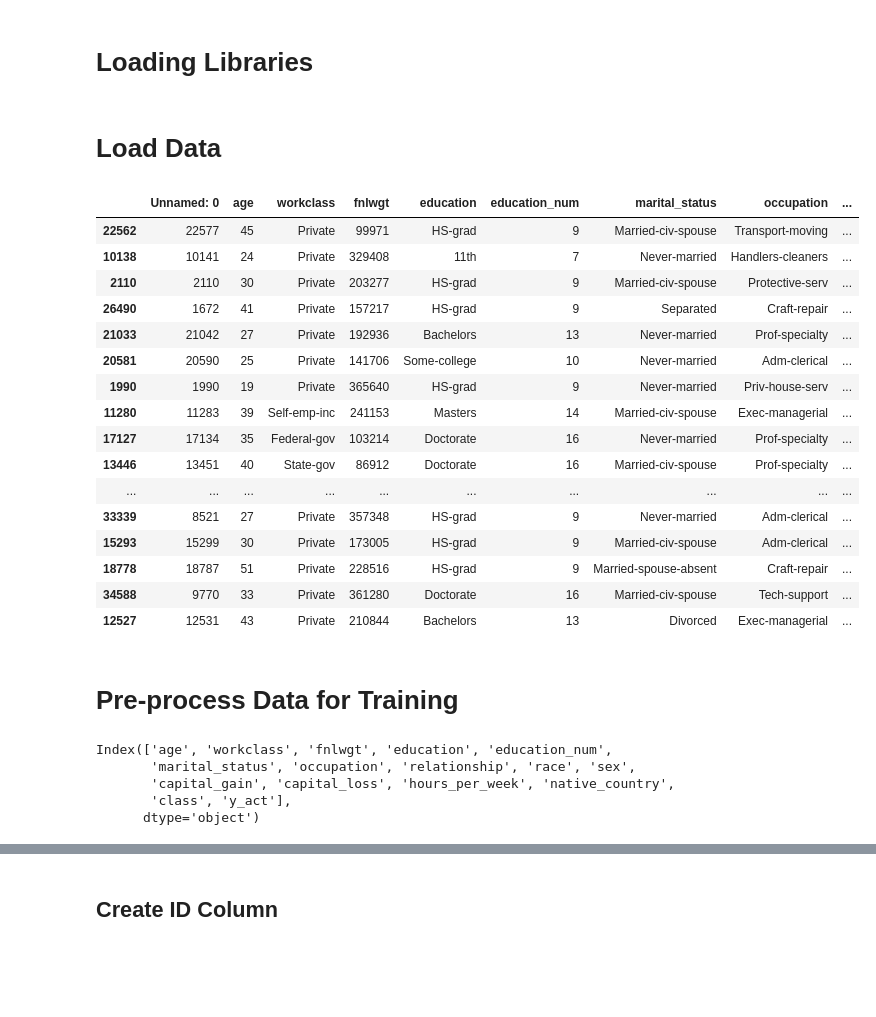
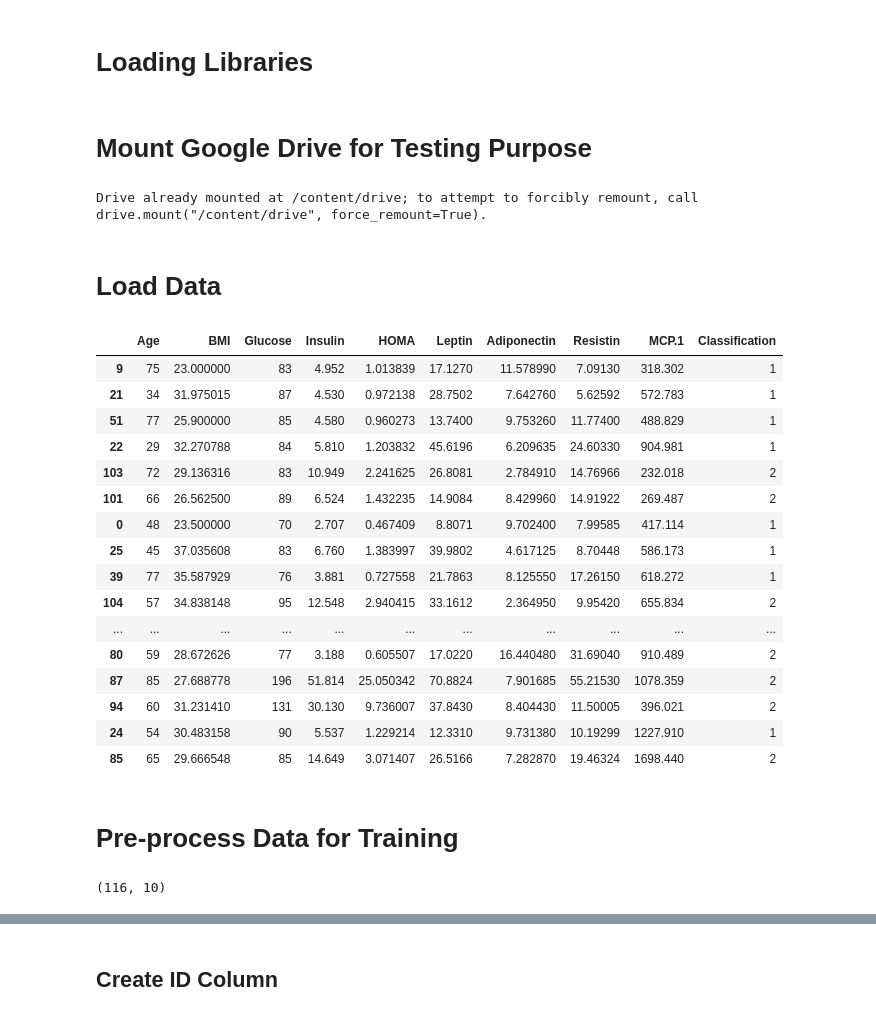
Before and after one commit to NSBBala/CapstoneProject, a Jupyter notebook: Cancer_Identification.ipynb, the cells around one changed output, grey strips where cells are left out. Drawn from its saved outputs; the diff is of its cells as text; code cells hidden in the pictures; blank space fills up the shorter version.

```diff
--- a/Cancer_Identification.ipynb
+++ b/Cancer_Identification.ipynb
@@ -25,32 +33,44 @@ from sklearn.model_selection import train_test_split
 
 # Model evaluation
 from sklearn import metrics
+# %% [markdown]
+# Mount Google Drive for Testing Purpose
+# %%
+from google.colab import drive
+drive.mount('/content/drive')
+# %% [output]
+Drive already mounted at /content/drive; to attempt to forcibly remount, call drive.mount("/content/drive", force_remount=True).
 # %% [markdown]
 # Load Data
 # %%
-file_name = 'https://raw.githubusercontent.com/SumuduTennakoon/MLFoundations/main/Datasets/income_data.csv'
+# From URL (GitHub raw file link)
+# file_path_url= 'https://raw.githubusercontent.com/'
+
+# From Google Drive
+file_path_ws = '/content/drive/My Drive/Data/dataR2.csv'
 
 # Load CSV File
 
-data = pd.read_csv(file_name)
+#data = pd.read_csv(file_path_url)
+data = pd.read_csv(file_path_ws)
 data.sample(20)
 # %% [output]
-|  | Unnamed: 0 | age | workclass | fnlwgt | education | education_num | marital_status | occupation | ... |
-| 22562 | 22577 | 45 | Private | 99971 | HS-grad | 9 | Married-civ-spouse | Transport-moving | ... |
-| 10138 | 10141 | 24 | Private | 329408 | 11th | 7 | Never-married | Handlers-cleaners | ... |
-| 2110 | 2110 | 30 | Private | 203277 | HS-grad | 9 | Married-civ-spouse | Protective-serv | ... |
-| 26490 | 1672 | 41 | Private | 157217 | HS-grad | 9 | Separated | Craft-repair | ... |
-| 21033 | 21042 | 27 | Private | 192936 | Bachelors | 13 | Never-married | Prof-specialty | ... |
-| 20581 | 20590 | 25 | Private | 141706 | Some-college | 10 | Never-married | Adm-clerical | ... |
-| 1990 | 1990 | 19 | Private | 365640 | HS-grad | 9 | Never-married | Priv-house-serv | ... |
-| 11280 | 11283 | 39 | Self-emp-inc | 241153 | Masters | 14 | Married-civ-spouse | Exec-managerial | ... |
-| 17127 | 17134 | 35 | Federal-gov | 103214 | Doctorate | 16 | Never-married | Prof-specialty | ... |
-| 13446 | 13451 | 40 | State-gov | 86912 | Doctorate | 16 | Married-civ-spouse | Prof-specialty | ... |
-| ... | ... | ... | ... | ... | ... | ... | ... | ... | ... |
-| 33339 | 8521 | 27 | Private | 357348 | HS-grad | 9 | Never-married | Adm-clerical | ... |
-| 15293 | 15299 | 30 | Private | 173005 | HS-grad | 9 | Married-civ-spouse | Adm-clerical | ... |
-| 18778 | 18787 | 51 | Private | 228516 | HS-grad | 9 | Married-spouse-absent | Craft-repair | ... |
-| 34588 | 9770 | 33 | Private | 361280 | Doctorate | 16 | Married-civ-spouse | Tech-support | ... |
-| 12527 | 12531 | 43 | Private | 210844 | Bachelors | 13 | Divorced | Exec-managerial | ... |
+|  | Age | BMI | Glucose | Insulin | HOMA | Leptin | Adiponectin | Resistin | MCP.1 | Classification |
+| 9 | 75 | 23.000000 | 83 | 4.952 | 1.013839 | 17.1270 | 11.578990 | 7.09130 | 318.302 | 1 |
+| 21 | 34 | 31.975015 | 87 | 4.530 | 0.972138 | 28.7502 | 7.642760 | 5.62592 | 572.783 | 1 |
+| 51 | 77 | 25.900000 | 85 | 4.580 | 0.960273 | 13.7400 | 9.753260 | 11.77400 | 488.829 | 1 |
+| 22 | 29 | 32.270788 | 84 | 5.810 | 1.203832 | 45.6196 | 6.209635 | 24.60330 | 904.981 | 1 |
+| 103 | 72 | 29.136316 | 83 | 10.949 | 2.241625 | 26.8081 | 2.784910 | 14.76966 | 232.018 | 2 |
+| 101 | 66 | 26.562500 | 89 | 6.524 | 1.432235 | 14.9084 | 8.429960 | 14.91922 | 269.487 | 2 |
+| 0 | 48 | 23.500000 | 70 | 2.707 | 0.467409 | 8.8071 | 9.702400 | 7.99585 | 417.114 | 1 |
+| 25 | 45 | 37.035608 | 83 | 6.760 | 1.383997 | 39.9802 | 4.617125 | 8.70448 | 586.173 | 1 |
+| 39 | 77 | 35.587929 | 76 | 3.881 | 0.727558 | 21.7863 | 8.125550 | 17.26150 | 618.272 | 1 |
+| 104 | 57 | 34.838148 | 95 | 12.548 | 2.940415 | 33.1612 | 2.364950 | 9.95420 | 655.834 | 2 |
+| ... | ... | ... | ... | ... | ... | ... | ... | ... | ... | ... |
+| 80 | 59 | 28.672626 | 77 | 3.188 | 0.605507 | 17.0220 | 16.440480 | 31.69040 | 910.489 | 2 |
+| 87 | 85 | 27.688778 | 196 | 51.814 | 25.050342 | 70.8824 | 7.901685 | 55.21530 | 1078.359 | 2 |
+| 94 | 60 | 31.231410 | 131 | 30.130 | 9.736007 | 37.8430 | 8.404430 | 11.50005 | 396.021 | 2 |
+| 24 | 54 | 30.483158 | 90 | 5.537 | 1.229214 | 12.3310 | 9.731380 | 10.19299 | 1227.910 | 1 |
+| 85 | 65 | 29.666548 | 85 | 14.649 | 3.071407 | 26.5166 | 7.282870 | 19.46324 | 1698.440 | 2 |
 # %% [markdown]
 # Pre-process Data for Training
@@ -65,8 +77,5 @@ data['y_act'] = np.where(data['class']==' >50K',1,0)
-# %%
-data.columns
-# %% [output]
-Index(['age', 'workclass', 'fnlwgt', 'education', 'education_num',
-       'marital_status', 'occupation', 'relationship', 'race', 'sex',
-       'capital_gain', 'capital_loss', 'hours_per_week', 'native_country',
-       'class', 'y_act'],
-      dtype='object')
+# %%
+# check width (number of columns) and height (number of rows)
+data.shape
+# %% [output]
+(116, 10)
```
Also changed, not shown: parts of 75 cells of this notebook, 1 other file.
